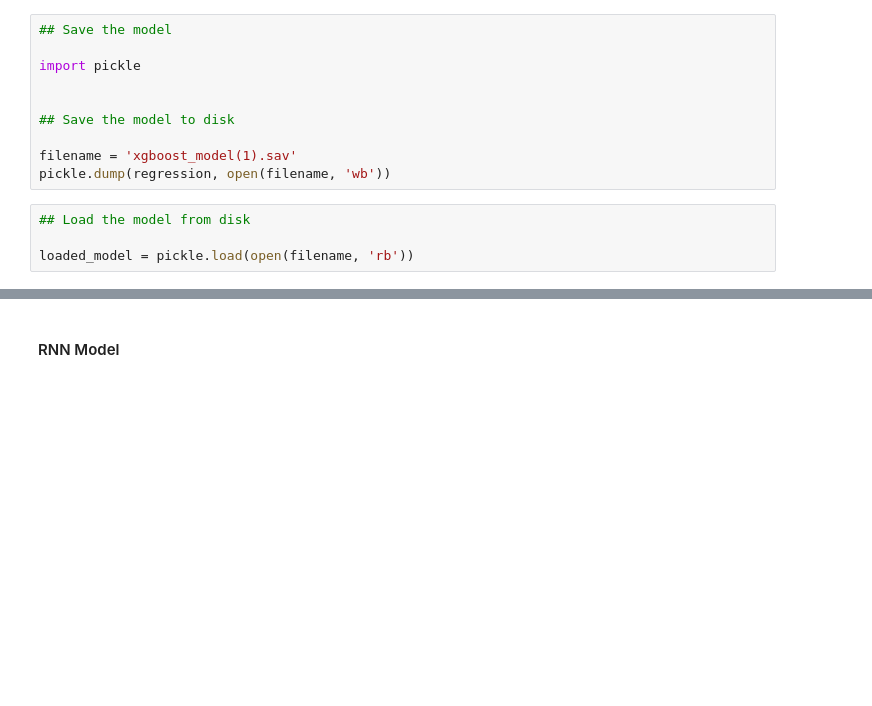
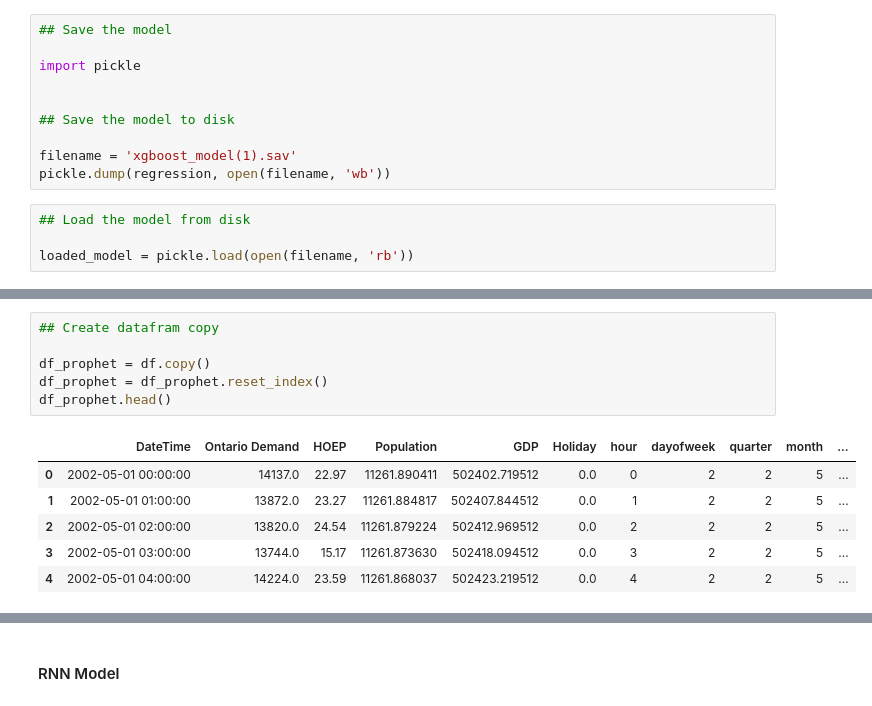
Before and after one commit to MarwanH7/Energy_Consumption_Forecasting_Dashboard, a Jupyter notebook: Notebooks/02_Model_Training_Basic(MVP).ipynb, the cells around one changed output, grey strips where cells are left out. Saved outputs shown, nothing was run; the diff lists cells and outputs as text; blank space fills up the shorter version.

```diff
--- a/Notebooks/02_Model_Training_Basic(MVP).ipynb
+++ b/Notebooks/02_Model_Training_Basic(MVP).ipynb
@@ -375,0 +550,13 @@ loaded_model = pickle.load(open(filename, 'rb'))
+# %%
+## Create datafram copy
+
+df_prophet = df.copy()
+df_prophet = df_prophet.reset_index()
+df_prophet.head()
+# %% [output]
+|  | DateTime | Ontario Demand | HOEP | Population | GDP | Holiday | hour | dayofweek | quarter | month | ... |
+| 0 | 2002-05-01 00:00:00 | 14137.0 | 22.97 | 11261.890411 | 502402.719512 | 0.0 | 0 | 2 | 2 | 5 | ... |
+| 1 | 2002-05-01 01:00:00 | 13872.0 | 23.27 | 11261.884817 | 502407.844512 | 0.0 | 1 | 2 | 2 | 5 | ... |
+| 2 | 2002-05-01 02:00:00 | 13820.0 | 24.54 | 11261.879224 | 502412.969512 | 0.0 | 2 | 2 | 2 | 5 | ... |
+| 3 | 2002-05-01 03:00:00 | 13744.0 | 15.17 | 11261.873630 | 502418.094512 | 0.0 | 3 | 2 | 2 | 5 | ... |
+| 4 | 2002-05-01 04:00:00 | 14224.0 | 23.59 | 11261.868037 | 502423.219512 | 0.0 | 4 | 2 | 2 | 5 | ... |
```
Also changed, not shown: parts of 28 cells of this notebook, 1 other file.
